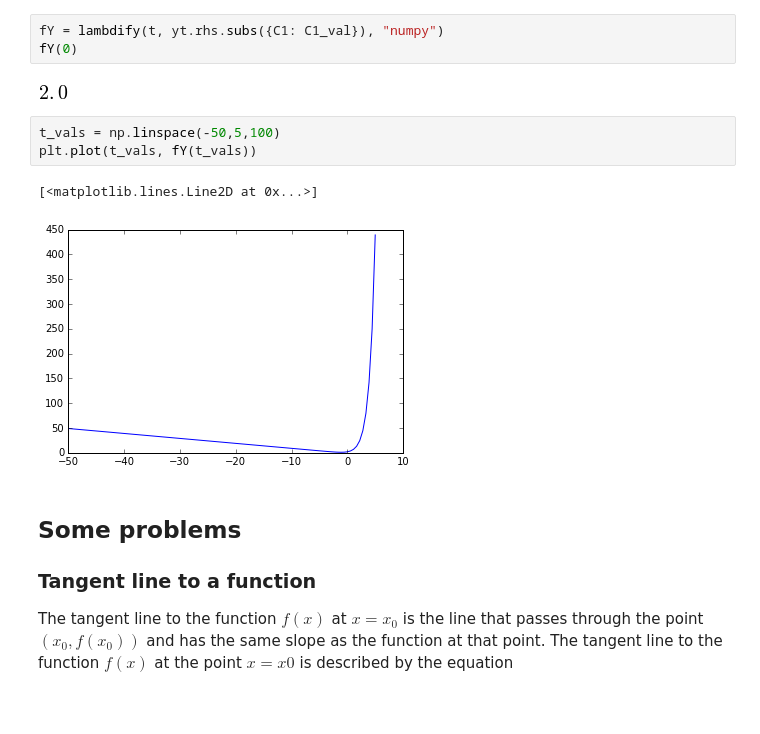
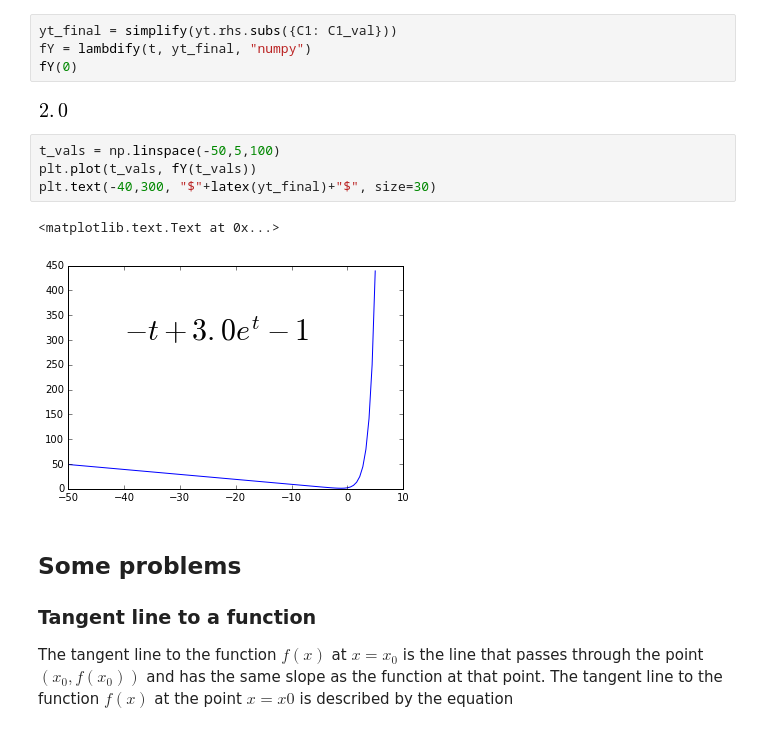
Before and after one commit to myforkedrepositories/20161.mmod, a Jupyter notebook: Notes - 02 A. Sympy.ipynb, the cells around one changed output. Saved outputs shown, nothing was run; the diff lists cells and outputs as text.

```diff
--- a/Notes - 02 Sympy.ipynb
+++ b/Notes - 02 A. Sympy.ipynb
@@ -316,16 +342,18 @@ C1_val
 # %% [output]
 [figure]
 # %%
-fY = lambdify(t, yt.rhs.subs({C1: C1_val}), "numpy")
+yt_final = simplify(yt.rhs.subs({C1: C1_val}))
+fY = lambdify(t, yt_final, "numpy")
 fY(0)
 # %% [output]
 [figure]
 # %%
 t_vals = np.linspace(-50,5,100)
 plt.plot(t_vals, fY(t_vals))
+plt.text(-40,300, "$"+latex(yt_final)+"$", size=30)
 # %% [output]
-[<matplotlib.lines.Line2D at 0x...>]
+<matplotlib.text.Text at 0x...>
-[figure, old version]
+[figure, new version]
 # %% [markdown]
 ## Some problems
 
```
Also changed, not shown: parts of 9 cells of this notebook, 4 other files.
